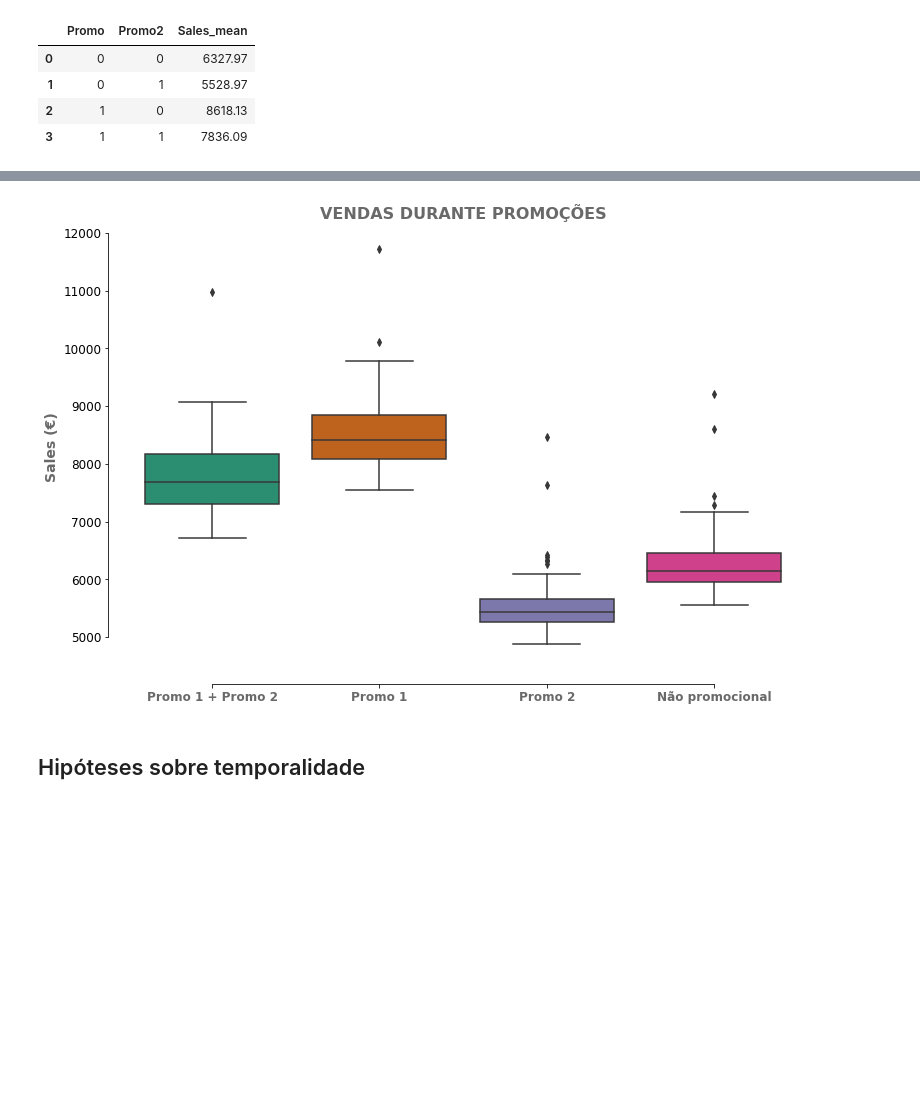
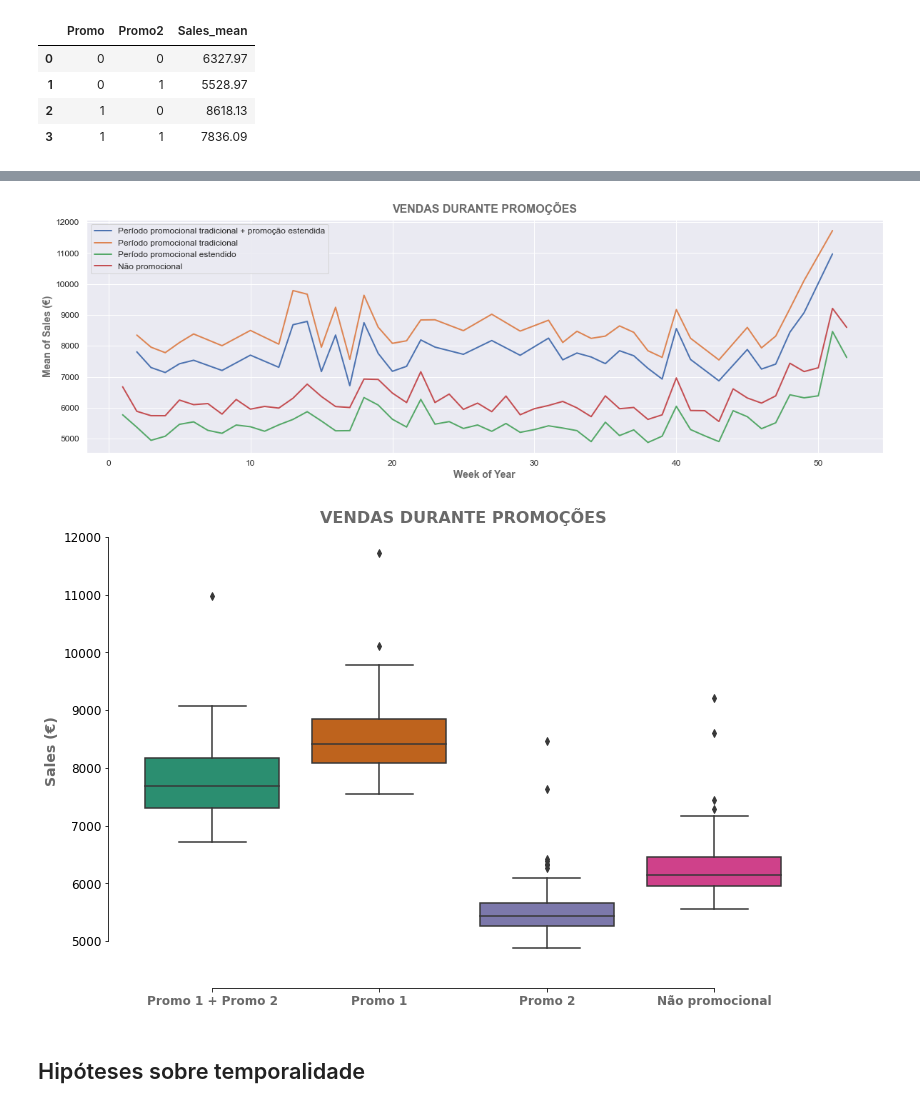
Before and after one commit to LidAlmeida/rossmann_prediction, a Jupyter notebook: notebooks/1.0-eda-rossmann-LA.ipynb, the cells around one changed output, grey strips where cells are left out. Cells and saved outputs as stored; diff of their text form; code cells hidden in the pictures; blank space fills up the shorter version.

```diff
--- a/notebooks/1.0-eda-rossmann-LA.ipynb
+++ b/notebooks/1.0-eda-rossmann-LA.ipynb
@@ -983,18 +951,50 @@ ax.tick_params(axis='both', labelsize=12)
-# %%
-fig, ax = plt.subplots(figsize=(12, 8))
-sns.boxplot(data=[promo_1_2['Sales'], promo_1['Sales'],
-            promo_2['Sales'], no_promo['Sales']], palette='Dark2')
-sns.despine(offset=20, trim=True)
-
-# Personalizar o gráfico
-ax.set_title('VENDAS DURANTE PROMOÇÕES', pad=10,
-             fontsize=16, color='dimgrey', fontweight='bold')
-ax.set_ylabel('Sales (€)', fontsize=14, color='dimgrey', fontweight='bold')
-ax.set_xticklabels(['Promo 1 + Promo 2', 'Promo 1', 'Promo 2', 'Não promocional'],
-                   fontsize=8, color='dimgrey', fontweight='bold')
-ax.tick_params(axis='both', labelsize=12)
-# %% [output]
-[figure, removed]
+# %%
+# Comportamento das vendas quando a loja participa da promoção e da promoção extendida.
+promo_1_2 = df2[(df2['Promo'] == 1) & (df2['Promo2'] == 1)][[
+    'WeekOfYear', 'Sales']].groupby('WeekOfYear').mean().reset_index()
+promo_1 = df2[(df2['Promo'] == 1) & (df2['Promo2'] == 0)][[
+    'WeekOfYear', 'Sales']].groupby('WeekOfYear').mean().reset_index()
+promo_2 = df2[(df2['Promo'] == 0) & (df2['Promo2'] == 1)][[
+    'WeekOfYear', 'Sales']].groupby('WeekOfYear').mean().reset_index()
+no_promo = df2[(df2['Promo'] == 0) & (df2['Promo2'] == 0)][[
+    'WeekOfYear', 'Sales']].groupby('WeekOfYear').mean().reset_index()
+
+# Criar o gráfico
+fig, ax = plt.subplots(figsize=(20, 6))
+sns.set_palette('Dark2')
+ax.plot(promo_1_2['WeekOfYear'], promo_1_2['Sales'],
+        label='Período promocional tradicional + promoção estendida', linewidth=2)
+ax.plot(promo_1['WeekOfYear'], promo_1['Sales'],
+        label='Período promocional tradicional', linewidth=2)
+ax.plot(promo_2['WeekOfYear'], promo_2['Sales'],
+        label='Período promocional estendido', linewidth=2)
+ax.plot(no_promo['WeekOfYear'], no_promo['Sales'],
+        label='Não promocional', linewidth=2)
+
+# Personalizar o gráfico
+ax.legend(fontsize=12)
+ax.set_title('VENDAS DURANTE PROMOÇÕES', pad=10,
+             fontsize=16, color='dimgrey', fontweight='bold')
+ax.set_xlabel('Week of Year', fontsize=14, color='dimgrey', fontweight='bold')
+ax.set_ylabel('Mean of Sales (€)', fontsize=14, color='dimgrey', fontweight='bold')
+ax.tick_params(axis='both', labelsize=12)
+# %% [output]
+[figure, added]
+# %%
+fig, ax = plt.subplots(figsize=(12, 8))
+sns.boxplot(data=[promo_1_2['Sales'], promo_1['Sales'],
+            promo_2['Sales'], no_promo['Sales']], palette='Dark2')
+sns.despine(offset=20, trim=True)
+
+# Personalizar o gráfico
+ax.set_title('VENDAS DURANTE PROMOÇÕES', pad=10,
+             fontsize=16, color='dimgrey', fontweight='bold')
+ax.set_ylabel('Sales (€)', fontsize=14, color='dimgrey', fontweight='bold')
+ax.set_xticklabels(['Promo 1 + Promo 2', 'Promo 1', 'Promo 2', 'Não promocional'],
+                   fontsize=8, color='dimgrey', fontweight='bold')
+ax.tick_params(axis='both', labelsize=12)
+# %% [output]
+[figure, added]
 # %% [markdown]
 ## Hipóteses sobre temporalidade
 # %% [markdown]
```
Also changed, not shown: parts of 34 cells of this notebook, 12 other files.
